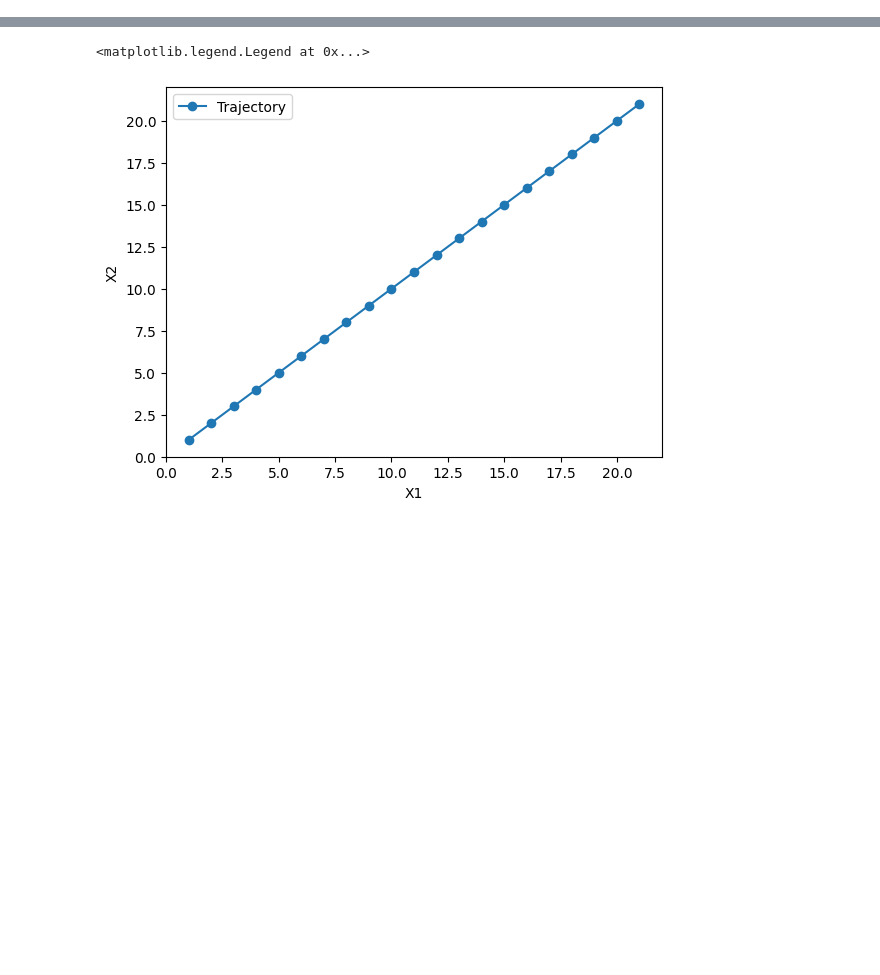
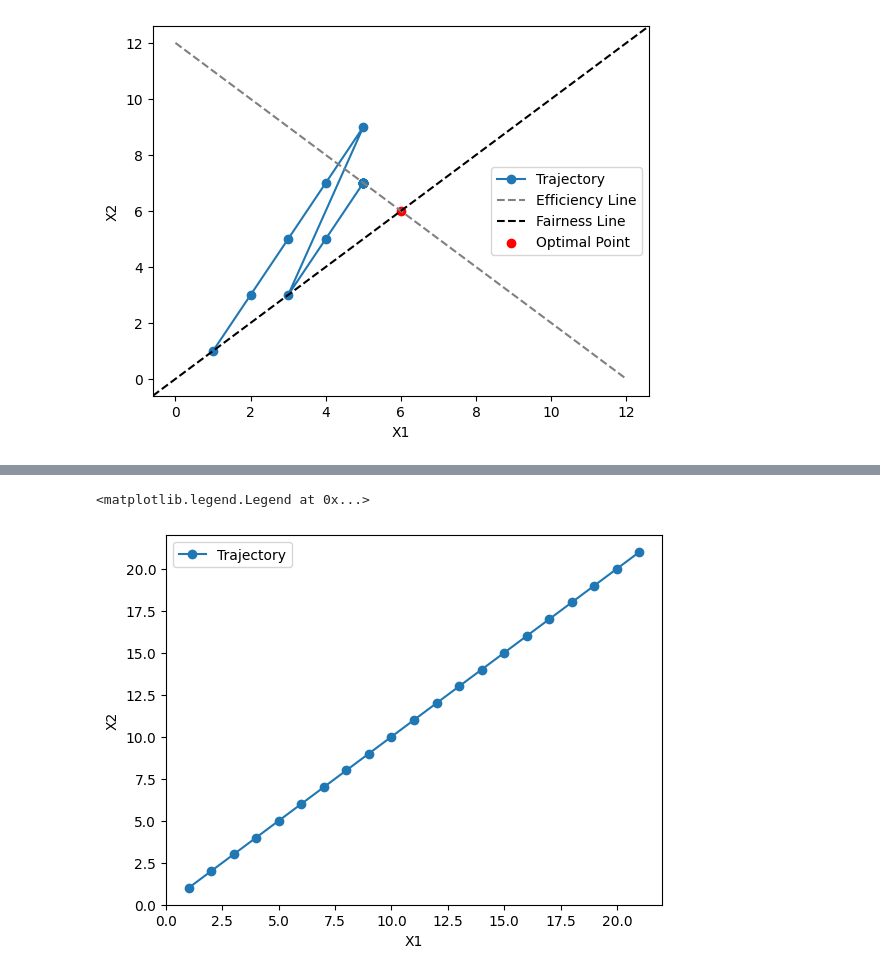
Before and after one commit to Eugene7997/CZ4052_individual_project, a Jupyter notebook: testing.ipynb, the cells around one changed output, grey strips where cells are left out. Drawn from its saved outputs; the diff is of its cells as text; code cells hidden in the pictures; blank space fills up the shorter version.

```diff
--- a/testing.ipynb
+++ b/testing.ipynb
@@ -230,0 +207,61 @@ X1_values, X2_values = tcp_congestion_control(X1_initial=1, X2_initial=10, X_goa
+# %%
+import numpy as np
+import matplotlib.pyplot as plt
+
+num_steps = 20
+X_goal = 12
+exponent1 = 0.5
+exponent2 = 0.3
+alpha1 = 1
+alpha2 = 2
+alpha = 0.1
+
+# Initialize arrays to store trajectory points
+X1_values = [1]
+X2_values = [1]
+fairness_values = [0]
+
+for _ in range(num_steps):
+    # Calculate fairness at the current point
+    # fairness_value = ((X1_values[-1] + X2_values[-1])**2) / (2 * (X1_values[-1]**2 + X2_values[-1]**2))
+    # fairness_values.append(fairness_value)
+
+    # Check whether the system is underloaded, overloaded, or efficient
+    x1 = X1_values[-1]
+    x2 = X2_values[-1]
+
+    if x1 + x2 < X_goal:
+        # Underloaded: Apply additive increase
+        x1 = x1 + alpha1
+        x2 = x2 + alpha2
+
+    elif x1 + x2 > X_goal:
+        # Overloaded: Apply multiplicative decrease
+        x1 = x1 * exponent1
+        x2 = x2 * exponent2
+
+    x1 = math.ceil(x1)
+    x2 = math.ceil(x2)
+
+    X1_values.append(x1)
+    X2_values.append(x2)
+
+# Plot the trajectory
+plt.plot(X1_values, X2_values, marker='o', label='Trajectory')
+plt.plot(np.arange(0, X_goal+1), X_goal - np.arange(0, X_goal+1), linestyle='--', color='gray', label='Efficiency Line')
+plt.axline((0, 0), slope=1, linestyle='--', color='black', label='Fairness Line')
+
+# Mark the optimal point
+plt.scatter([X_goal / 2], [X_goal / 2], color='red', label='Optimal Point')
+
+# Add labels and legend
+plt.xlabel('X1')
+plt.ylabel('X2')
+# plt.xlim([0,3])
+# plt.ylim([0,3])
+plt.legend()
+
+# Show the plot
+plt.show()
+# %% [output]
+[figure, added]
```
Also changed, not shown: parts of 24 cells of this notebook.
